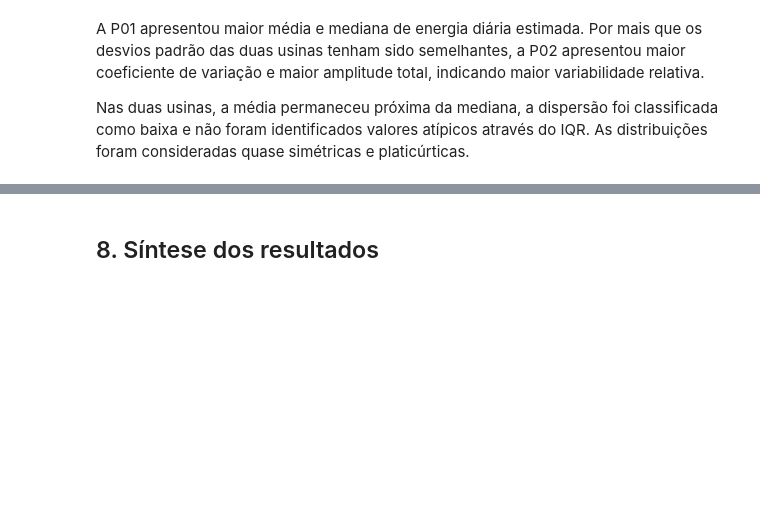
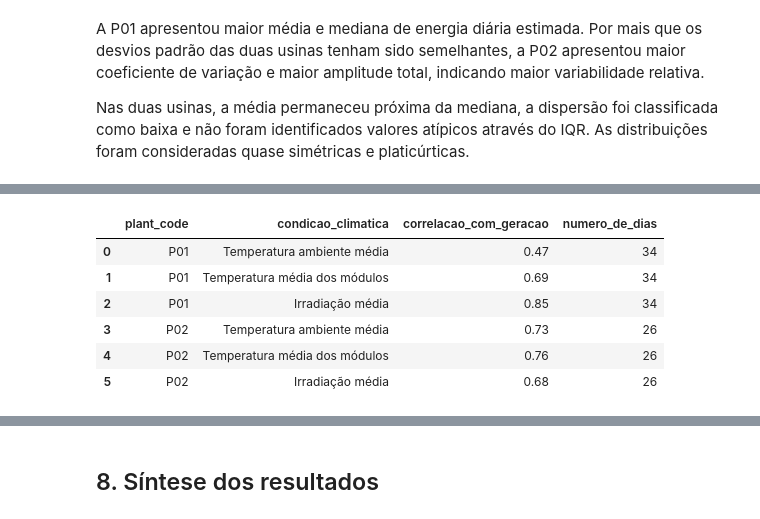
Before and after one commit to PhellipeLisboa/AnaliseEnergiaSolar, a Jupyter notebook: notebooks/02_analise_estatistica.ipynb, the cells around one changed output, grey strips where cells are left out. Saved outputs shown, nothing was run; the diff lists cells and outputs as text; code cells hidden in the pictures; blank space fills up the shorter version.

```diff
--- a/notebooks/02_analise_estatistica.ipynb
+++ b/notebooks/02_analise_estatistica.ipynb
@@ -1113,0 +1211,38 @@ Nas duas usinas, a média permaneceu próxima da mediana, a dispersão foi class
+# %%
+# Calculando a correlação entre geração e cada variável meteorológica, separadamente para cada usina.
+
+correlation_rows = []
+
+for plant_code, plant_data in generation_weather_df.groupby("plant_code"):
+    for variable, label in weather_variables.items():
+        valid_data = plant_data[
+            ["daily_energy_estimated", variable]
+        ].dropna()
+
+        correlation_rows.append({
+            "plant_code": plant_code,
+            "condicao_climatica": label,
+            "correlacao_com_geracao": (
+                valid_data["daily_energy_estimated"]
+                .corr(valid_data[variable])
+            ),
+            "numero_de_dias": len(valid_data),
+        })
+
+correlation_df = pd.DataFrame(correlation_rows)
+
+display(
+    correlation_df.assign(
+        correlacao_com_geracao=correlation_df[
+            "correlacao_com_geracao"
+        ].round(2)
+    )
+)
+# %% [output]
+|  | plant_code | condicao_climatica | correlacao_com_geracao | numero_de_dias |
+| 0 | P01 | Temperatura ambiente média | 0.47 | 34 |
+| 1 | P01 | Temperatura média dos módulos | 0.69 | 34 |
+| 2 | P01 | Irradiação média | 0.85 | 34 |
+| 3 | P02 | Temperatura ambiente média | 0.73 | 26 |
+| 4 | P02 | Temperatura média dos módulos | 0.76 | 26 |
+| 5 | P02 | Irradiação média | 0.68 | 26 |
```
Also changed, not shown: parts of 14 cells of this notebook.
